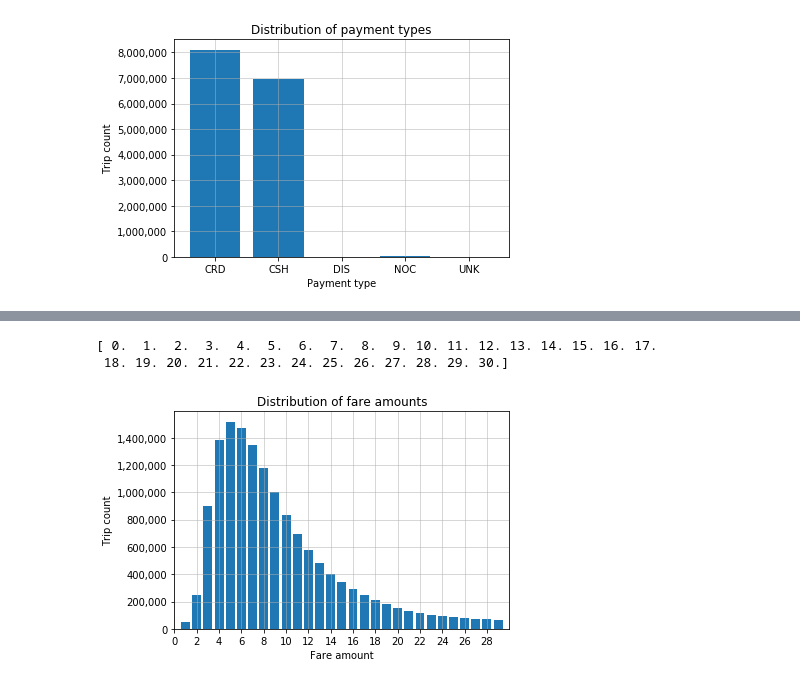
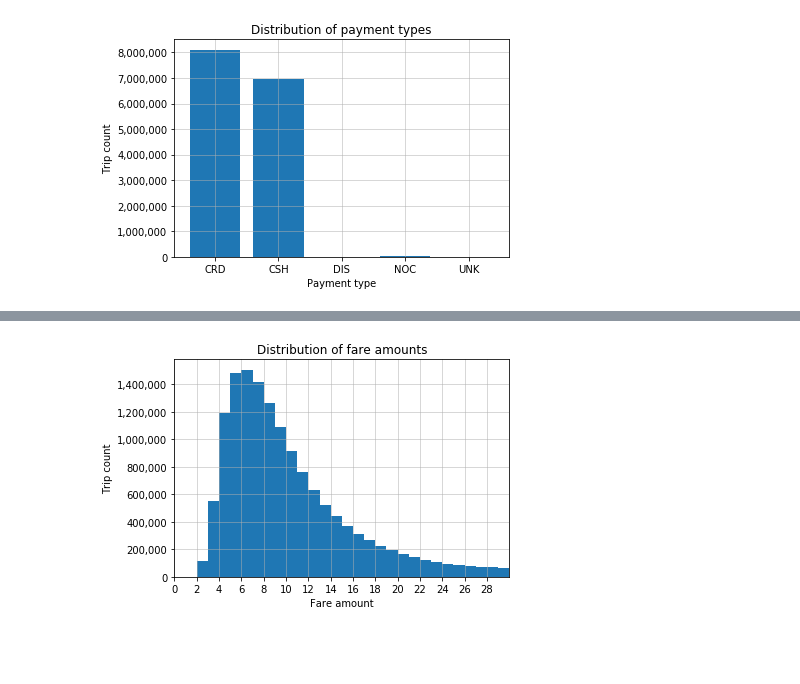
Before and after one commit to ERDuran/taxi, a Jupyter notebook: p01_inspect_data.ipynb, the cells around one changed output, grey strips where cells are left out. Drawn from its saved outputs; the diff is of its cells as text; code cells hidden in the pictures; blank space fills up the shorter version.

```diff
--- a/p01_inspect_data.ipynb
+++ b/p01_inspect_data.ipynb
@@ -173,6 +165,11 @@ fareamo_nzero = fareamo[passco[' passenger_count'] != 0]
 # %%
-bins = np.arange(0.5, 31.5, 1)
+# BQ c.
+fareamo = trip_fare[[' fare_amount']]
+fareamo_nzero = fareamo[passco[' passenger_count'] != 0]
+bins = np.arange(0, 31, 1)
 fareamo_nzero['fare_amount_binned'] = pd.cut(fareamo_nzero[' fare_amount'], bins)
+fareamo_nzero_freq = fareamo_nzero.groupby('fare_amount_binned')['fare_amount_binned'].count().to_frame(name='frequency')
+fareamo_nzero_freq
 # %% [output]
 A value is trying to be set on a copy of a slice from a DataFrame.
 Try using .loc[row_indexer,col_indexer] = value instead
@@ -204,15 +197,13 @@ fareamo_nzero_freq
 # %%
-bins_plot = bins-0.5
-print(bins_plot)
-plt.bar(bins_plot[:-1], fareamo_nzero_freq.frequency.values)
+bins_plot = bins+0.5
+# print(bins_plot)
+plt.bar(bins_plot[:-1], fareamo_nzero_freq.frequency.values, width=1.0)
 plt.grid(linewidth=0.5)
-plt.xticks(np.arange(bins_plot[0],bins_plot[-1],2))
-plt.xlim([bins_plot[0],bins_plot[-1]])
+plt.xticks(np.arange(bins[0],bins[-1],2))
+plt.xlim([bins[0],bins[-1]])
 plt.ylabel('Trip count')
 plt.xlabel('Fare amount')
 plt.title('Distribution of fare amounts')
 plt.gca().yaxis.set_major_formatter(mpl.ticker.StrMethodFormatter('{x:,.0f}'))
 # %% [output]
-[ 0.  1.  2.  3.  4.  5.  6.  7.  8.  9. 10. 11. 12. 13. 14. 15. 16. 17.
- 18. 19. 20. 21. 22. 23. 24. 25. 26. 27. 28. 29. 30.]
-[figure, old version]
+[figure, new version]
```
Also changed, not shown: parts of 12 cells of this notebook.
